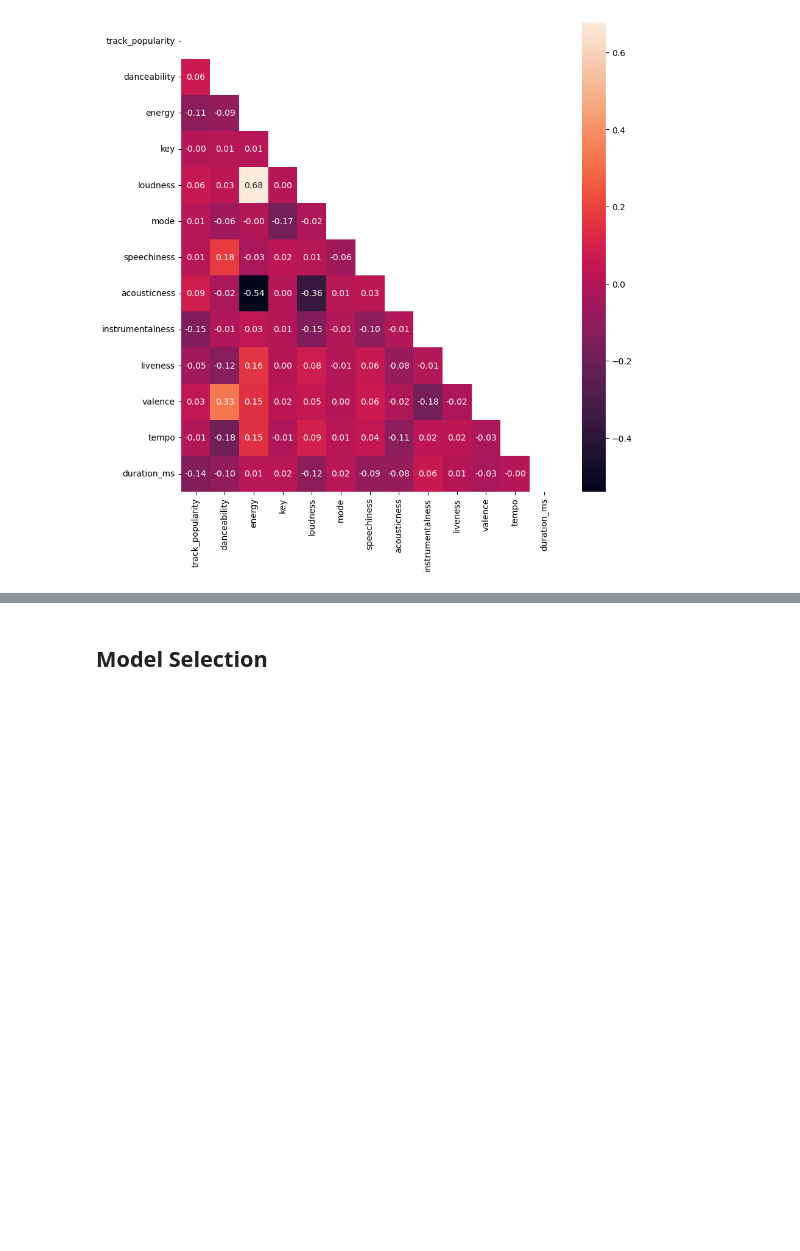
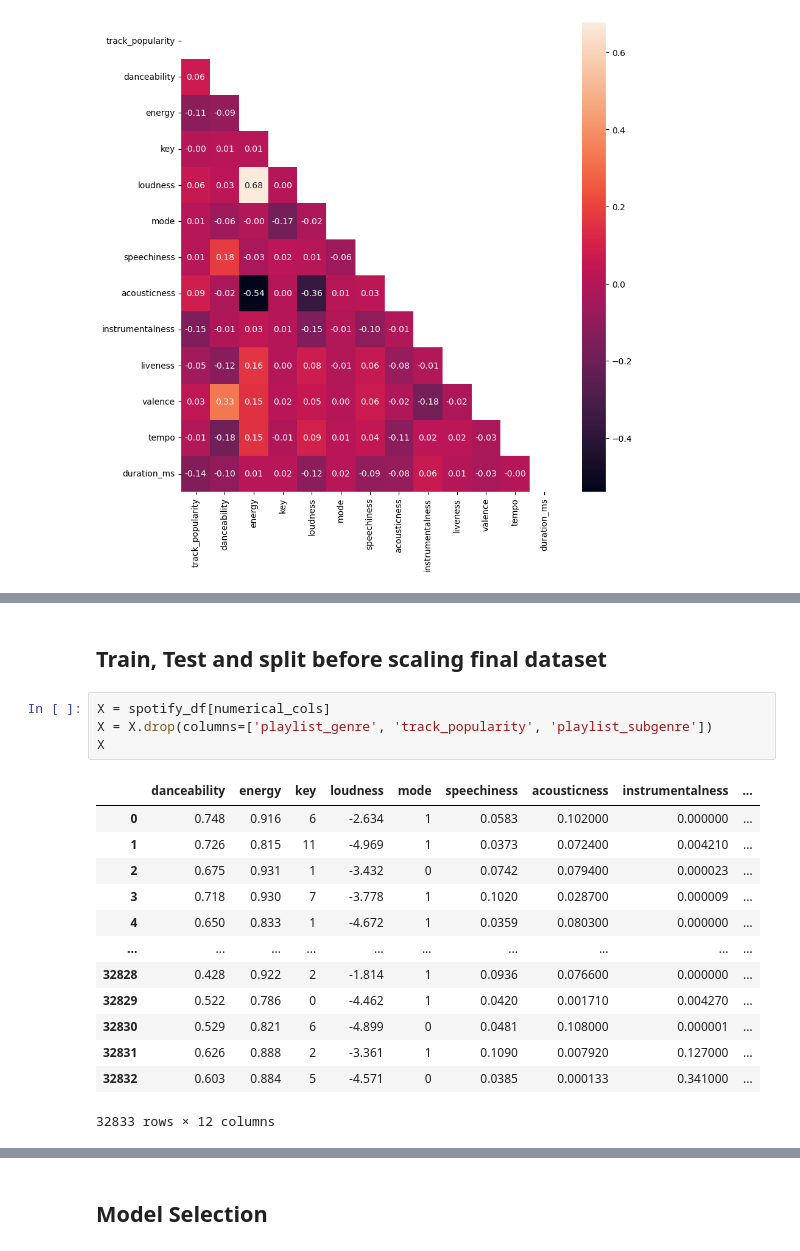
Before and after one commit to Bimpe2/LHL-Final-Project, a Jupyter notebook: notebooks/1. Data Prep.ipynb, the cells around one changed output, grey strips where cells are left out. Saved outputs shown, nothing was run; the diff lists cells and outputs as text; blank space fills up the shorter version.

```diff
--- a/notebooks/1. Data Prep.ipynb
+++ b/notebooks/1. Data Prep.ipynb
@@ -379,0 +364,20 @@ sns.heatmap(
+# %% [markdown]
+## Train, Test and split before scaling final dataset
+# %%
+X = spotify_df[numerical_cols]
+X = X.drop(columns=['playlist_genre', 'track_popularity', 'playlist_subgenre'])
+X
+# %% [output]
+|  | danceability | energy | key | loudness | mode | speechiness | acousticness | instrumentalness | ... |
+| 0 | 0.748 | 0.916 | 6 | -2.634 | 1 | 0.0583 | 0.102000 | 0.000000 | ... |
+| 1 | 0.726 | 0.815 | 11 | -4.969 | 1 | 0.0373 | 0.072400 | 0.004210 | ... |
+| 2 | 0.675 | 0.931 | 1 | -3.432 | 0 | 0.0742 | 0.079400 | 0.000023 | ... |
+| 3 | 0.718 | 0.930 | 7 | -3.778 | 1 | 0.1020 | 0.028700 | 0.000009 | ... |
+| 4 | 0.650 | 0.833 | 1 | -4.672 | 1 | 0.0359 | 0.080300 | 0.000000 | ... |
+| ... | ... | ... | ... | ... | ... | ... | ... | ... | ... |
+| 32828 | 0.428 | 0.922 | 2 | -1.814 | 1 | 0.0936 | 0.076600 | 0.000000 | ... |
+| 32829 | 0.522 | 0.786 | 0 | -4.462 | 1 | 0.0420 | 0.001710 | 0.004270 | ... |
+| 32830 | 0.529 | 0.821 | 6 | -4.899 | 0 | 0.0481 | 0.108000 | 0.000001 | ... |
+| 32831 | 0.626 | 0.888 | 2 | -3.361 | 1 | 0.1090 | 0.007920 | 0.127000 | ... |
+| 32832 | 0.603 | 0.884 | 5 | -4.571 | 0 | 0.0385 | 0.000133 | 0.341000 | ... |
+32833 rows × 12 columns
```
Also changed, not shown: parts of 15 cells of this notebook, 7 other files.
